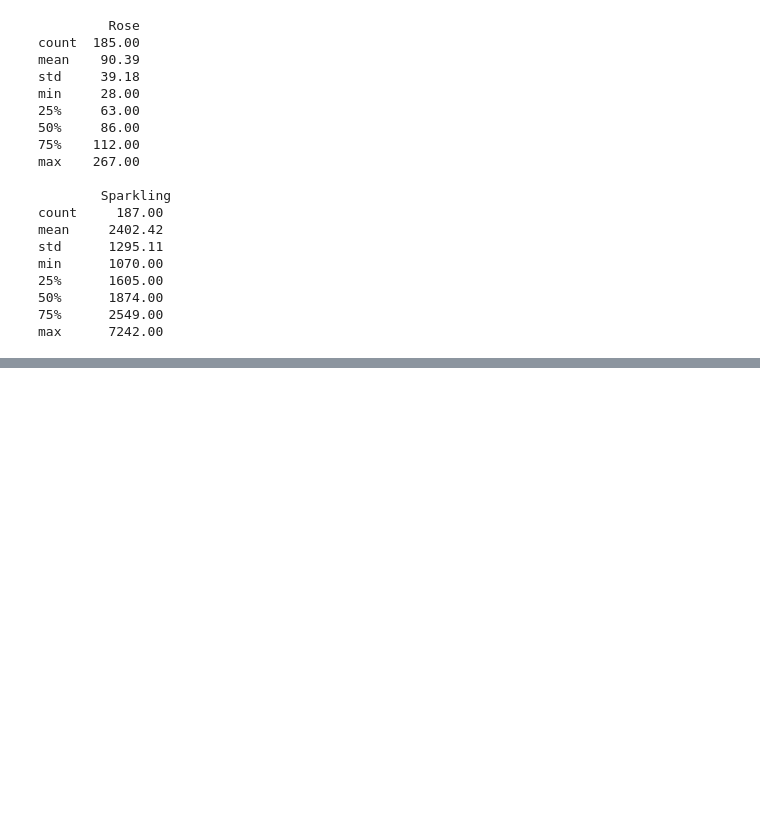
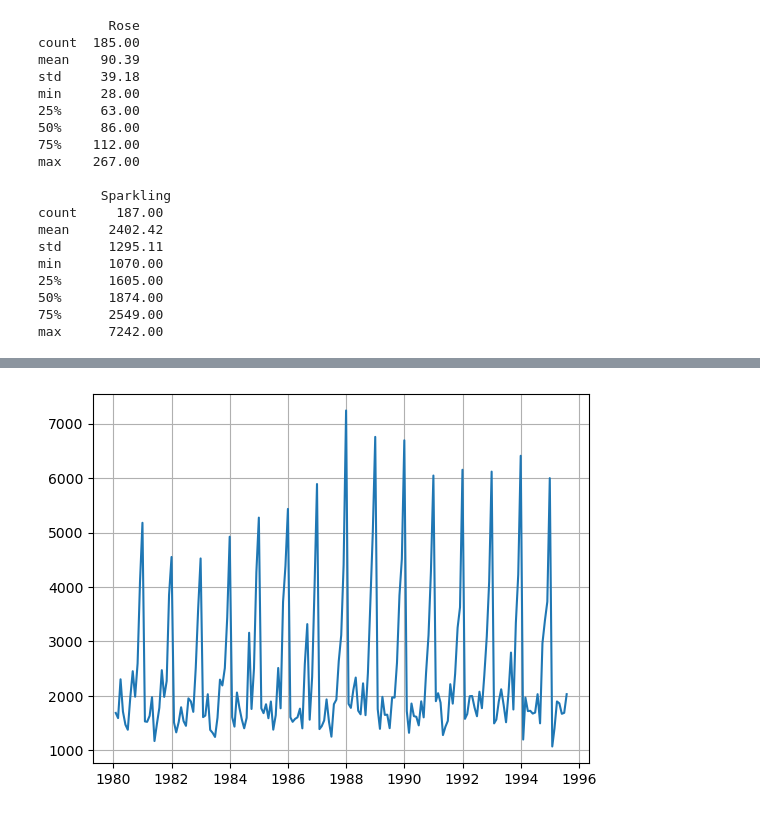
Before and after one commit to Aaryani2024/Time-Forecasting-GL-Project, a Jupyter notebook: Time Forecasting Project.ipynb, the cells around one changed output, grey strips where cells are left out. Saved outputs shown, nothing was run; the diff lists cells and outputs as text; code cells hidden in the pictures; blank space fills up the shorter version.

```diff
--- a/Time Forecasting Project.ipynb
+++ b/Time Forecasting Project.ipynb
@@ -157,6 +199,6 @@ dtype: int64
 # %%
 date_rose = pd.date_range(start='1/1/1980', end='8/1/1995', freq='ME')
-date_spark = pd.date_range(start='1/1/1980', end='8/1/1995', freq='M')
+date_spark = pd.date_range(start='1/1/1980', end='8/1/1995', freq='ME')
 # %%
 df_rose['Time_Stamp'] = pd.DataFrame(date_rose,columns=['Month'])
 df_spark['Time_Stamp'] = pd.DataFrame(date_spark,columns=['Month'])
@@ -183 +251,6 @@ YearMonth
+# %%
+plt.plot(df_spark['Time_Stamp'],df_spark['Sparkling']);
+plt.grid()
+# %% [output]
+[figure, added]
 # %% [markdown]
```
Also changed, not shown: parts of 22 cells of this notebook.
